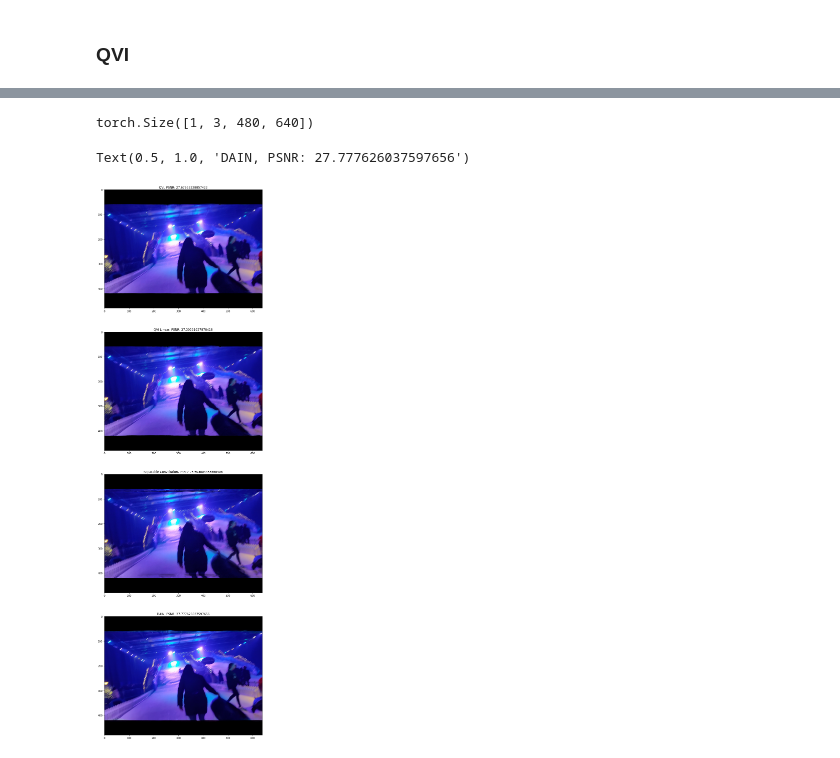
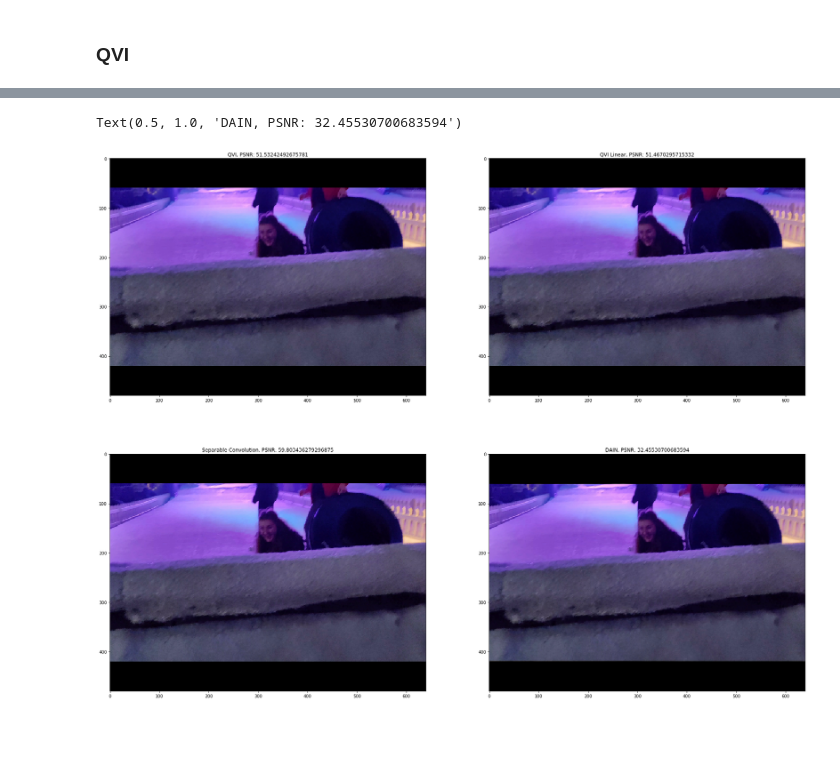
Before and after one commit to rwq/MSC_AI_Thesis_FI, a Jupyter notebook: notebook_createtable_results.ipynb, the cells around one changed output, grey strips where cells are left out. Saved outputs shown, nothing was run; the diff lists cells and outputs as text; code cells hidden in the pictures; blank space fills up the shorter version.

```diff
--- a/notebook_createtable_results.ipynb
+++ b/notebook_createtable_results.ipynb
@@ -82,7 +82,7 @@ df
 # %%
 video, _, _ = torchvision.io.read_video('rai_slide_lq.mp4')
 # %%
-start_frame = 120
+start_frame = 270
 frame_indices = [start_frame + i for i in range(5)]
 frames = video[frame_indices, :, :, :]
 # %%
@@ -115,7 +112,3 @@ Everything prepared. Ready to test...
-# %%
-gt_frame.permute(2,0,1).unsqueeze(0)
-# %% [output]
-torch.Size([1, 3, 480, 640])
 # %%
 qvi_int = qvi_interpolate(input_frames, t=0.5)
 qvi_psnr = metrics.psnr(qvi_int.permute(2,0,1).unsqueeze(0), gt_frame.permute(2,0,1).unsqueeze(0)).item()
@@ -129,18 +122,18 @@ sepconv_psnr = metrics.psnr(sepconv_int.permute(2,0,1).unsqueeze(0), gt_frame.pe
 dain_int = dain_interpolate(input_frames[1:3])
 dain_psnr = metrics.psnr(torch.from_numpy(dain_int).permute(2,0,1).unsqueeze(0), gt_frame.permute(2,0,1).unsqueeze(0)).item()
 # %%
-f, ax = plt.subplots(2,2, figsize=(40,40))
+f, ax = plt.subplots(2,2, figsize=(30,24))
 ax[0,0].imshow(qvi_int.numpy().astype(int))
 ax[0,0].set_title(f'QVI, PSNR: {qvi_psnr}')
 
-ax[01].imshow(qvi_int_lin.numpy().astype(int))
-ax[1].set_title(f'QVI Linear, PSNR: {qvi_lin_psnr}')
+ax[0,1].imshow(qvi_int_lin.numpy().astype(int))
+ax[0,1].set_title(f'QVI Linear, PSNR: {qvi_lin_psnr}')
 
-ax[2].imshow(sepconv_int.numpy().astype(int))
-ax[2].set_title(f'Separable Convolution, PSNR: {sepconv_psnr}')
+ax[1,0].imshow(sepconv_int.numpy().astype(int))
+ax[1,0].set_title(f'Separable Convolution, PSNR: {sepconv_psnr}')
 
-ax[3].imshow(dain_int.astype(int))
-ax[3].set_title(f'DAIN, PSNR: {dain_psnr}')
+ax[1,1].imshow(dain_int.astype(int))
+ax[1,1].set_title(f'DAIN, PSNR: {dain_psnr}')
 # %% [output]
-Text(0.5, 1.0, 'DAIN, PSNR: 27.777626037597656')
+Text(0.5, 1.0, 'DAIN, PSNR: 32.45530700683594')
-[figure, old version]
+[figure, new version]
```
Also changed, not shown: parts of 4 cells of this notebook.
